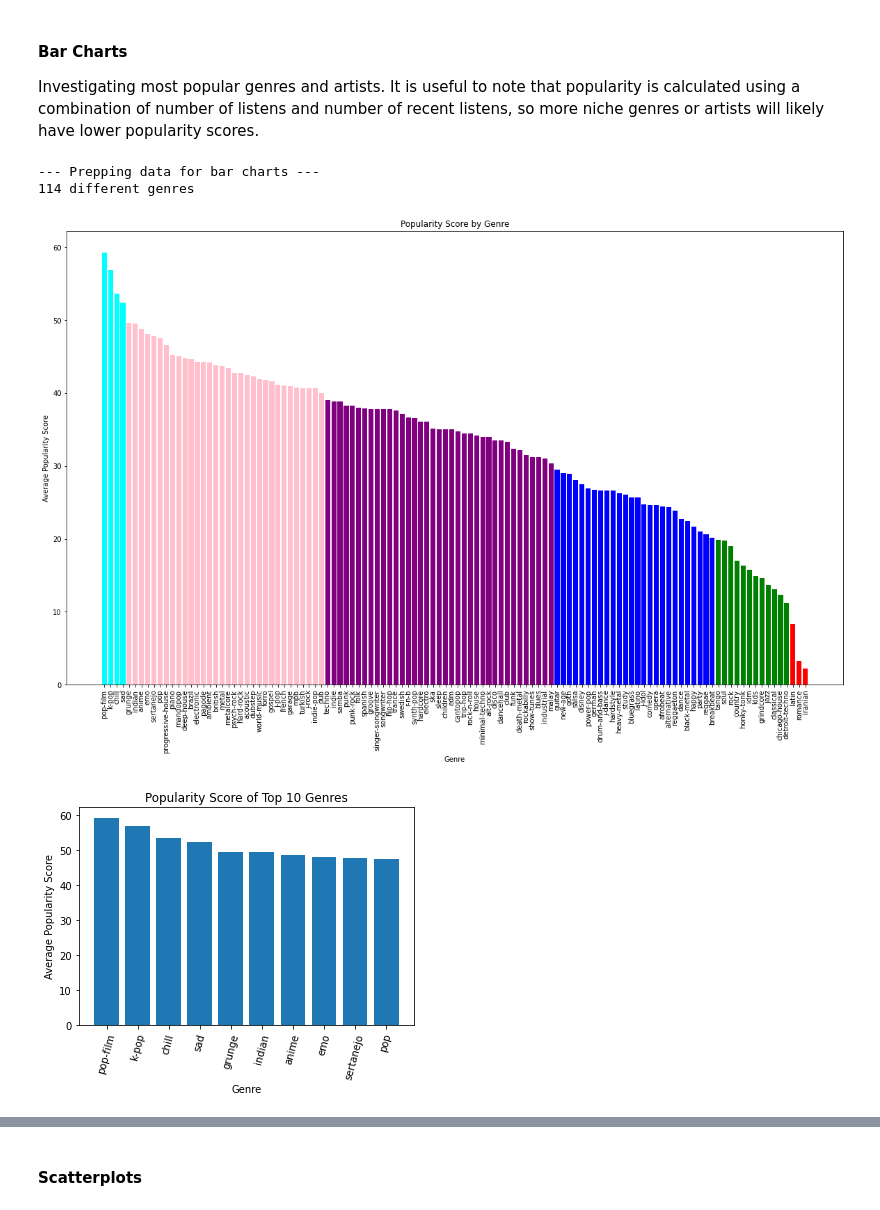
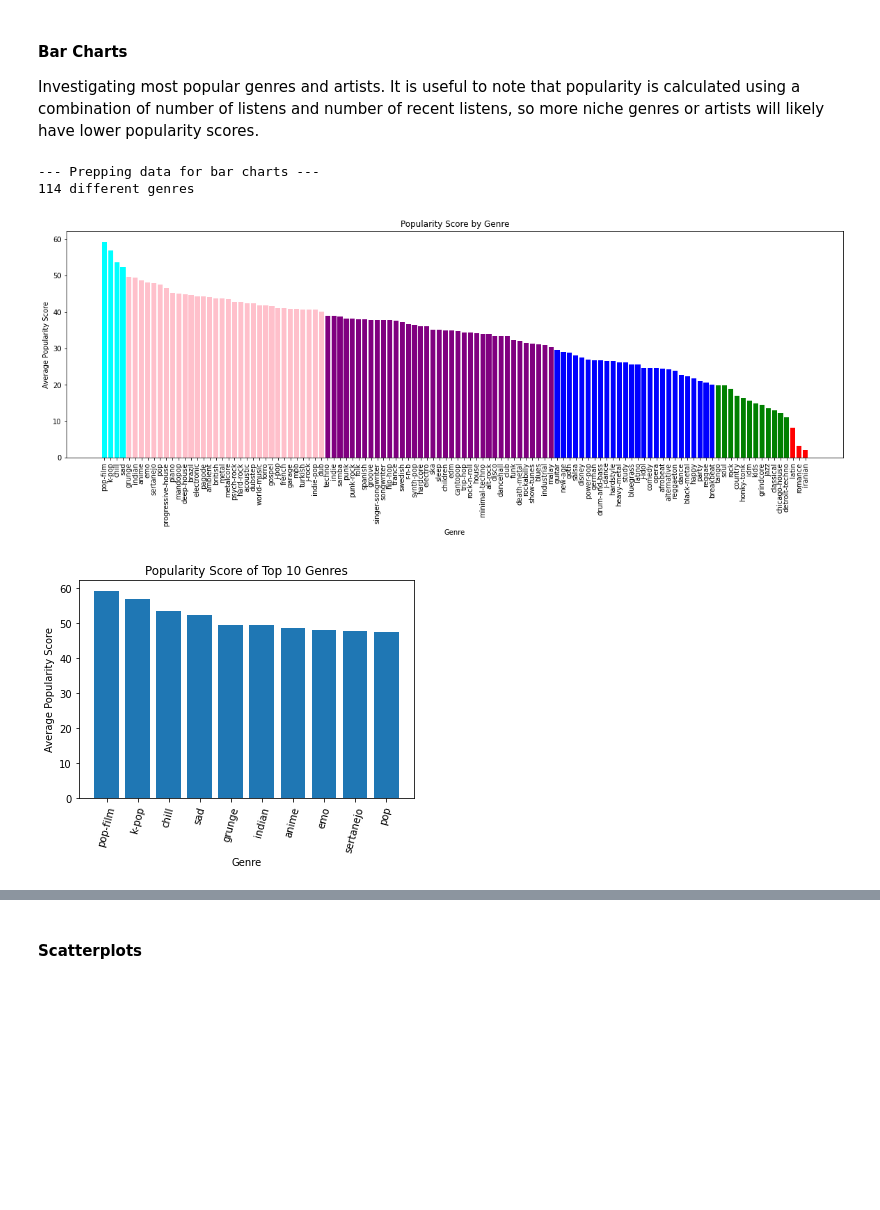
Before and after one commit to ebodenbender/Music-Popularity-Classification, a Jupyter notebook: song-classication.ipynb, the cells around one changed output, grey strips where cells are left out. Cells and saved outputs as stored; diff of their text form; code cells hidden in the pictures; blank space fills up the shorter version.

Commit message:
scaled graphs down

```diff
--- a/song-classication.ipynb
+++ b/song-classication.ipynb
@@ -145,35 +145,35 @@ bottom_10 = genre_popularity[len(genre_popularity)-10:]
 bottom_10 = [[genre for genre, _ in bottom_10], [popularity for _, popularity in bottom_10]]
 genre_popularity = [[genre for genre, _ in genre_popularity], [popularity for _, popularity in genre_popularity]]
 
 # set colors for graph of popularities by genre
 colors = []
 for popularity in genre_popularity[1]:
     if popularity >= 50:
         colors.append("cyan")
     elif popularity >= 40:
         colors.append("pink")
     elif popularity >= 30:
         colors.append("purple")
     elif popularity >= 20:
         colors.append("blue")
     elif popularity >= 10:
         colors.append("green")
     else:
         colors.append("red")
 
 # generate bar charts
 plot_utils.make_bar_chart(genre_popularity[0], genre_popularity[1], "Popularity Score by Genre", \
                           "Genre", "Average Popularity Score", bar_labels=genre_popularity[0], \
-                          rotation=90, figsize=(20,12), color=colors)
+                          rotation=90, figsize=(20,6), color=colors)
 # TODO make key for bar chart with color coded popularities
 plot_utils.make_bar_chart(top_10[0], top_10[1], "Popularity Score of Top 10 Genres", "Genre", \
                           "Average Popularity Score", bar_labels=top_10[0], rotation=75)
 plot_utils.make_bar_chart(bottom_10[0], bottom_10[1], "Popularity Score of Bottom 10 Genres", "Genre", \
                           "Average Popularity Score", bar_labels=bottom_10[0], rotation=75)
 # %% [output]
 --- Prepping data for bar charts ---
 114 different genres
-[figure, old version]
+[figure, new version]
 [figure]
 [figure]
 # %%
```
Also changed, not shown: parts of 1 cell of this notebook.
